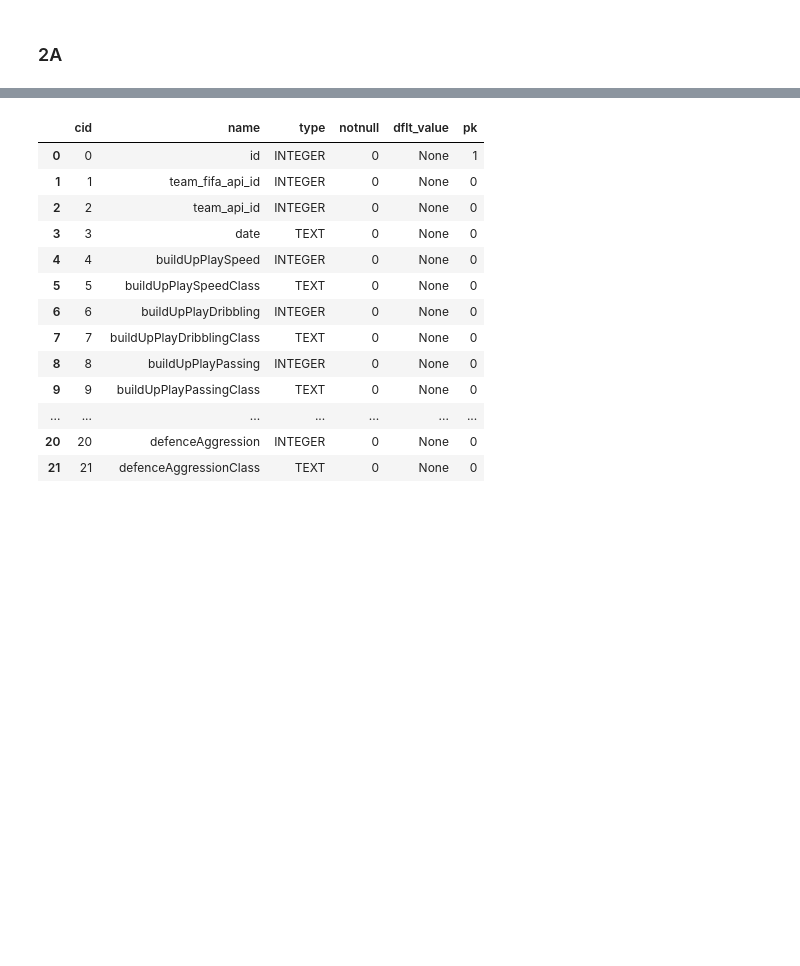
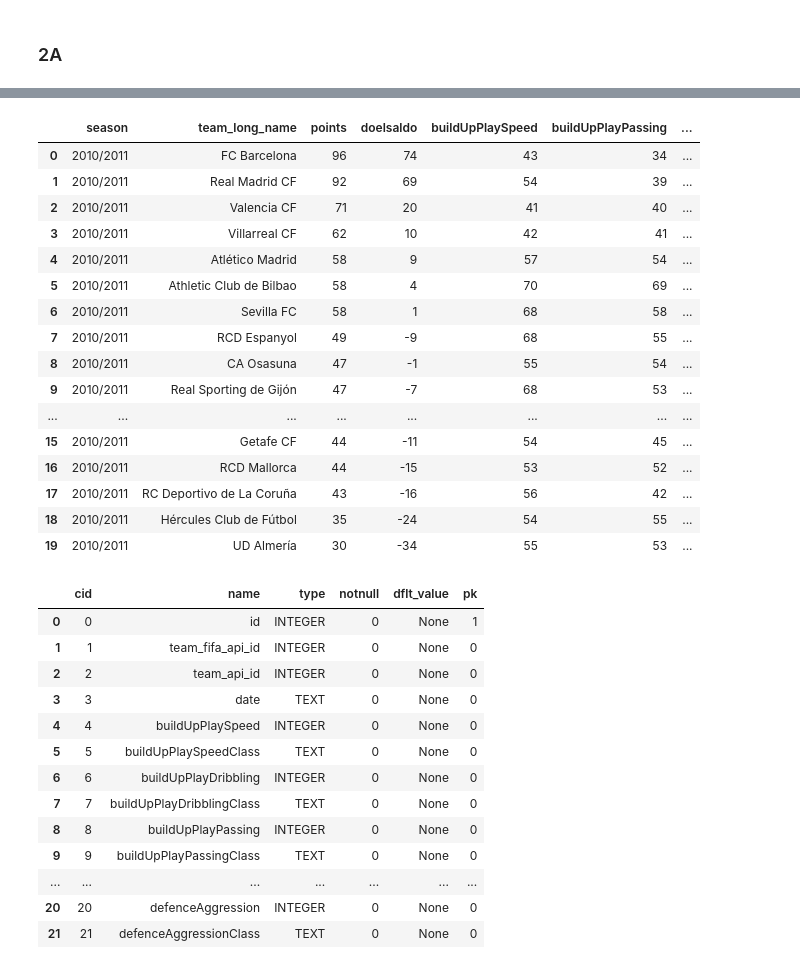
Before and after one commit to ShaliniBekaroe/Datalab_semester2_Groep1, a Jupyter notebook: notebook/data_mining.ipynb, the cells around one changed output, grey strips where cells are left out. Drawn from its saved outputs; the diff is of its cells as text; code cells hidden in the pictures; blank space fills up the shorter version.

Commit message:
Code: nieuwe ranglijst gemaakt met toevoeging van nuttige team_attributes

```diff
--- a/notebook/data_mining.ipynb
+++ b/notebook/data_mining.ipynb
@@ -328,3 +217,51 @@ print(df_final.head(10))
+# %%
+# 1.alle set attributen ophalen voor het seizoen 2010/2011
+query_gekozen_attributen = """
+SELECT
+    t.team_long_name,
+    ta.buildUpPlaySpeed,
+    ta.buildUpPlayPassing,
+    ta.chanceCreationPassing,
+    ta.chanceCreationCrossing,
+    ta.chanceCreationShooting,
+    ta.defencePressure,
+    ta.defenceAggression,
+    ta.defenceTeamWidth
+FROM Team_Attributes ta
+JOIN Team t ON ta.team_api_id = t.team_api_id
+WHERE ta.date LIKE '2011-%'
+"""
+
+# dataframe van deze geselecteerde attributen
+df_gekozen_attributen = pd.read_sql_query(query_gekozen_attributen, conn)
+
+# 2. Hergebruik bestaande ranglijst en plak de nieuwe kolommen
+df_ranglijst_uitgebreid = pd.merge(
+    df_seizoen_2010,
+    df_gekozen_attributen,
+    on='team_long_name',
+    how='left'
+)
+
+display(df_ranglijst_uitgebreid)
+# %% [output]
+|  | season | team_long_name | points | doelsaldo | buildUpPlaySpeed | buildUpPlayPassing | ... |
+| 0 | 2010/2011 | FC Barcelona | 96 | 74 | 43 | 34 | ... |
+| 1 | 2010/2011 | Real Madrid CF | 92 | 69 | 54 | 39 | ... |
+| 2 | 2010/2011 | Valencia CF | 71 | 20 | 41 | 40 | ... |
+| 3 | 2010/2011 | Villarreal CF | 62 | 10 | 42 | 41 | ... |
+| 4 | 2010/2011 | Atlético Madrid | 58 | 9 | 57 | 54 | ... |
+| 5 | 2010/2011 | Athletic Club de Bilbao | 58 | 4 | 70 | 69 | ... |
+| 6 | 2010/2011 | Sevilla FC | 58 | 1 | 68 | 58 | ... |
+| 7 | 2010/2011 | RCD Espanyol | 49 | -9 | 68 | 55 | ... |
+| 8 | 2010/2011 | CA Osasuna | 47 | -1 | 55 | 54 | ... |
+| 9 | 2010/2011 | Real Sporting de Gijón | 47 | -7 | 68 | 53 | ... |
+| ... | ... | ... | ... | ... | ... | ... | ... |
+| 15 | 2010/2011 | Getafe CF | 44 | -11 | 54 | 45 | ... |
+| 16 | 2010/2011 | RCD Mallorca | 44 | -15 | 53 | 52 | ... |
+| 17 | 2010/2011 | RC Deportivo de La Coruña | 43 | -16 | 56 | 42 | ... |
+| 18 | 2010/2011 | Hércules Club de Fútbol | 35 | -24 | 54 | 55 | ... |
+| 19 | 2010/2011 | UD Almería | 30 | -34 | 55 | 53 | ... |
 # %%
 query = "PRAGMA table_info(Team_Attributes);"
 df_info = pd.read_sql_query(query, conn)
```
Also changed, not shown: parts of 1 cell of this notebook.
